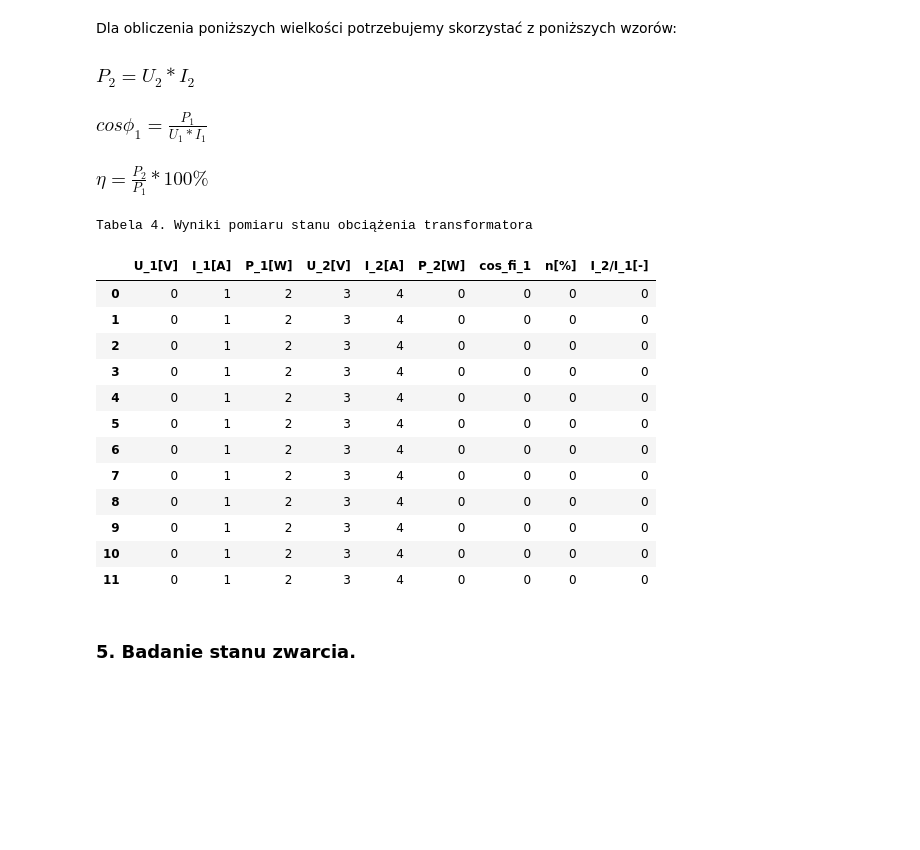
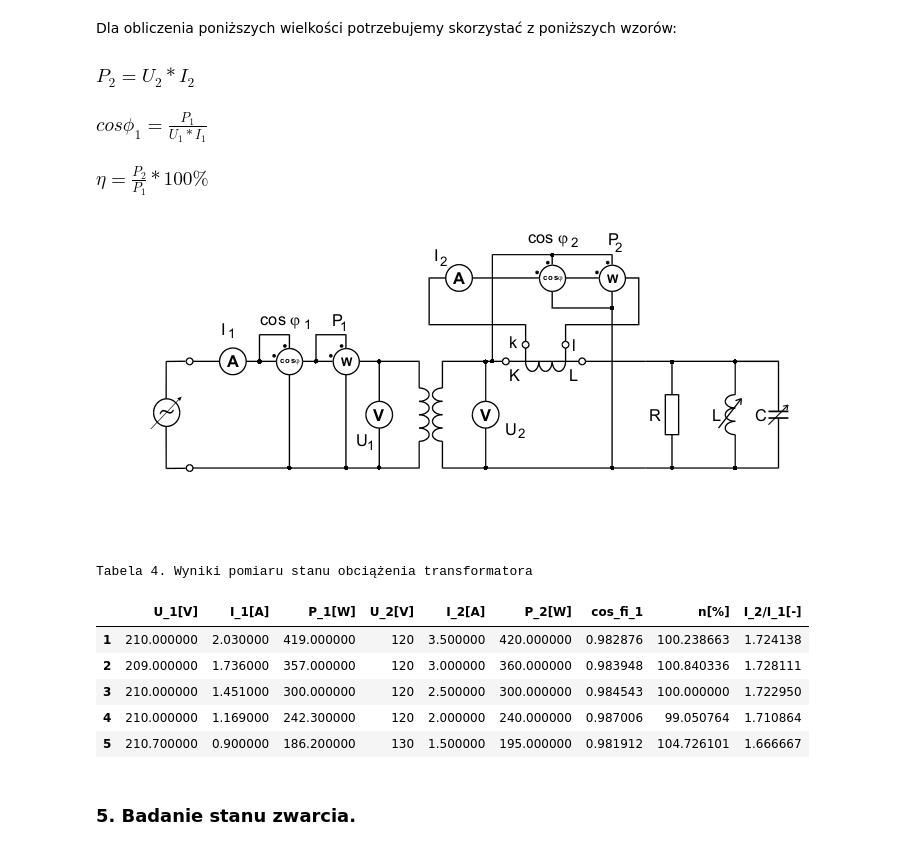
Before and after one commit to yellowBunnyy/elektrotechnika, a Jupyter notebook: cwiczenie_3_transformatory.ipynb, the cells around one changed output. Cells and saved outputs as stored; diff of their text form; code cells hidden in the pictures; blank space fills up the shorter version.

Commit message:
end tasks and prepare to draw plots

```diff
--- a/cwiczenie_3_transformatory.ipynb
+++ b/cwiczenie_3_transformatory.ipynb
@@ -134,42 +133,48 @@ Dla obliczenia poniższych wielkości potrzebujemy skorzystać z poniższych wzo
 ### $P_{2}=U_{2} * I_{2}$
 ### $cos\phi_{1}=\frac {P_{1}}{U_{1} * I_{1}}$
 ### $\eta=\frac {P_{2}}{P_{1}} * 100\%$
+# %%
+path = "./obciazenie.png"
+Image(path)
+# %% [output]
+[figure, added]
 # %%
-l = list(range(9))
-measutements = [[],
-                [],]
-l[-4:] = [0] * 4
-n_samples = 12
-data = [l] * n_samples
+data = [[210, 2.03, 419, 120, 3.5],
+                [209, 1.736, 357, 120, 3],
+                [210, 1.451, 300, 120, 2.5],
+                [210, 1.169, 242.3, 120, 2],
+                [210.7, 0.9, 186.2, 130, 1.5]]
 
-df4 = pd.DataFrame(data, columns=["U_1[V]", "I_1[A]", "P_1[W]", "U_2[V]", "I_2[A]", "P_2[W]", "cos_fi_1",
-                                 "n[%]", "I_2/I_1[-]"])
+n_samples = len(data)
+helper_col = ["P_2[W]", "cos_fi_1", "n[%]", "I_2/I_1[-]"]
+df4 = pd.DataFrame(data, columns=["U_1[V]", "I_1[A]", "P_1[W]", "U_2[V]", "I_2[A]"], index=np.arange(n_samples)+1)
 
 p_2 = lambda u_2, i_2: u_2 * i_2
 
 cos_fi_1 = lambda p_1, u_1, i_1: p_1/(u_1 * i_1)
 
 n = lambda p_2, p_1: (p_2/p_1) * 100
 
+df4["P_2[W]"] = p_2(df4["U_2[V]"], df4["I_2[A]"])
+
+df4["cos_fi_1"] = cos_fi_1(df4["P_1[W]"], df4["U_1[V]"], df4["I_1[A]"])
+
+df4["n[%]"] = n(df4["P_2[W]"], df4["P_1[W]"])
+
+df4["I_2/I_1[-]"] = df4["I_2[A]"]/df4["I_1[A]"]
+
 df4=df4.style.set_caption("Tabela 4. Wyniki pomiaru stanu obciążenia transformatora")
 
-df4["P_2[W]"] = p_2(df4["U_2[V]"])
+
 df4
 # %% [output]
 Tabela 4. Wyniki pomiaru stanu obciążenia transformatora
 |  | U_1[V] | I_1[A] | P_1[W] | U_2[V] | I_2[A] | P_2[W] | cos_fi_1 | n[%] | I_2/I_1[-] |
-| 0 | 0 | 1 | 2 | 3 | 4 | 0 | 0 | 0 | 0 |
-| 1 | 0 | 1 | 2 | 3 | 4 | 0 | 0 | 0 | 0 |
-| 2 | 0 | 1 | 2 | 3 | 4 | 0 | 0 | 0 | 0 |
-| 3 | 0 | 1 | 2 | 3 | 4 | 0 | 0 | 0 | 0 |
-| 4 | 0 | 1 | 2 | 3 | 4 | 0 | 0 | 0 | 0 |
-| 5 | 0 | 1 | 2 | 3 | 4 | 0 | 0 | 0 | 0 |
-| 6 | 0 | 1 | 2 | 3 | 4 | 0 | 0 | 0 | 0 |
-| 7 | 0 | 1 | 2 | 3 | 4 | 0 | 0 | 0 | 0 |
-| 8 | 0 | 1 | 2 | 3 | 4 | 0 | 0 | 0 | 0 |
-| 9 | 0 | 1 | 2 | 3 | 4 | 0 | 0 | 0 | 0 |
-| 10 | 0 | 1 | 2 | 3 | 4 | 0 | 0 | 0 | 0 |
-| 11 | 0 | 1 | 2 | 3 | 4 | 0 | 0 | 0 | 0 |
+| 1 | 210.000000 | 2.030000 | 419.000000 | 120 | 3.500000 | 420.000000 | 0.982876 | 100.238663 | 1.724138 |
+| 2 | 209.000000 | 1.736000 | 357.000000 | 120 | 3.000000 | 360.000000 | 0.983948 | 100.840336 | 1.728111 |
+| 3 | 210.000000 | 1.451000 | 300.000000 | 120 | 2.500000 | 300.000000 | 0.984543 | 100.000000 | 1.722950 |
+| 4 | 210.000000 | 1.169000 | 242.300000 | 120 | 2.000000 | 240.000000 | 0.987006 | 99.050764 | 1.710864 |
+| 5 | 210.700000 | 0.900000 | 186.200000 | 130 | 1.500000 | 195.000000 | 0.981912 | 104.726101 | 1.666667 |
 # %% [markdown]
 ### 5. Badanie stanu zwarcia.
 # %% [markdown]
```
Also changed, not shown: parts of 9 cells of this notebook, 3 other files.
